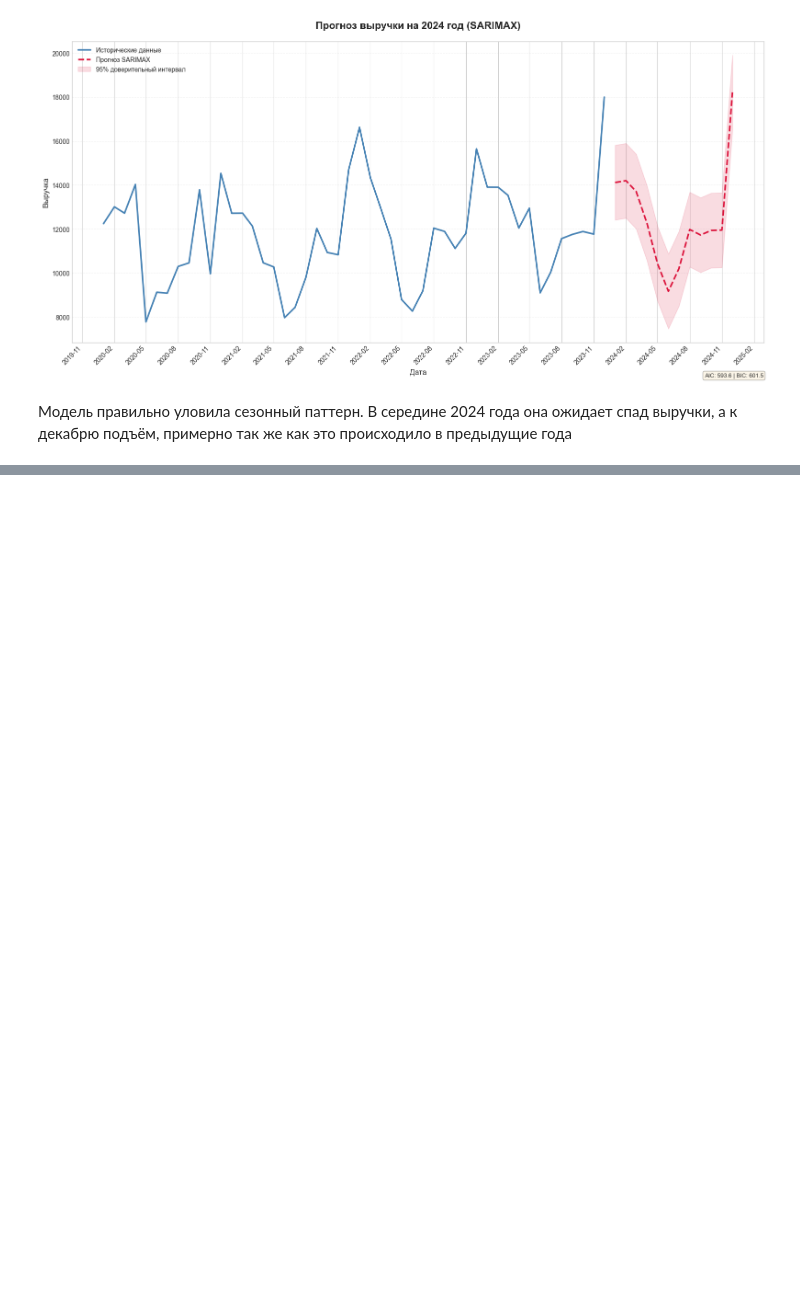
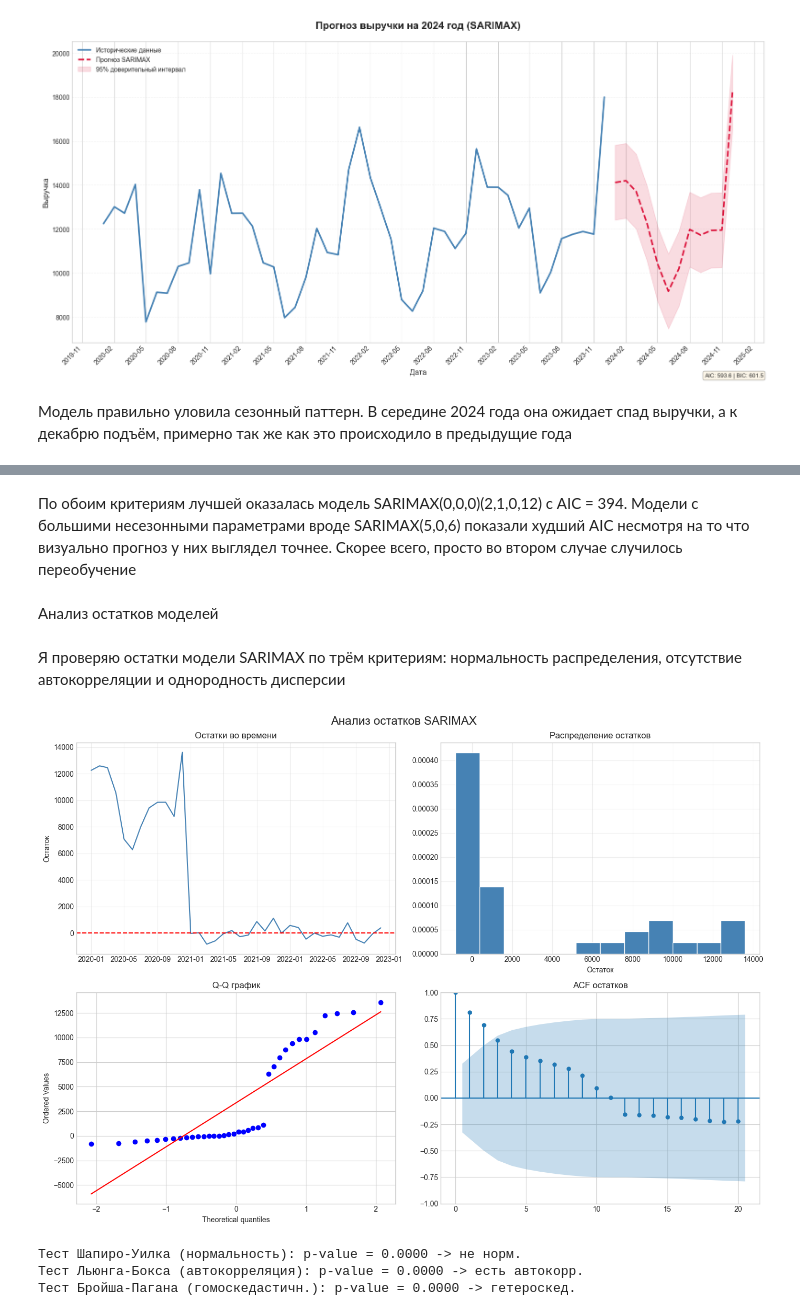
Before and after one commit to gureeva07/predictive_analytics_lab1, a Jupyter notebook: lab1.ipynb, the cells around one changed output, grey strips where cells are left out. Cells and saved outputs as stored; diff of their text form; code cells hidden in the pictures; blank space fills up the shorter version.

```diff
--- a/lab1.ipynb
+++ b/lab1.ipynb
@@ -796,0 +936,56 @@ plt.show()
+# %% [markdown]
+По обоим критериям лучшей оказалась модель SARIMAX(0,0,0)(2,1,0,12) с AIC = 394. Модели с большими несезонными параметрами вроде SARIMAX(5,0,6) показали худший AIC несмотря на то что визуально прогноз у них выглядел точнее. Скорее всего, просто во втором случае случилось переобучение
+# %% [markdown]
+Анализ остатков моделей
+# %% [markdown]
+Я проверяю остатки модели SARIMAX по трём критериям: нормальность распределения, отсутствие автокорреляции и однородность дисперсии
+# %%
+import statsmodels.api as sm
+from statsmodels.stats.diagnostic import acorr_ljungbox, het_breuschpagan
+from scipy import stats
+
+residuals = result_sarimax.resid.dropna()
+
+fig, axes = plt.subplots(2, 2, figsize=(14, 10))
+fig.suptitle('Анализ остатков SARIMAX', fontsize=16)
+
+# Остатки во времени
+axes[0, 0].plot(residuals, color='steelblue')
+axes[0, 0].axhline(0, color='red', linestyle='--')
+axes[0, 0].set_title('Остатки во времени')
+axes[0, 0].set_ylabel('Остаток')
+axes[0, 0].grid(True, alpha=0.3)
+
+# Гистограмма
+axes[0, 1].hist(residuals, bins=12, color='steelblue', edgecolor='white', density=True)
+axes[0, 1].set_title('Распределение остатков')
+axes[0, 1].set_xlabel('Остаток')
+axes[0, 1].grid(True, alpha=0.3)
+
+# QQ-plot
+stats.probplot(residuals, dist='norm', plot=axes[1, 0])
+axes[1, 0].set_title('Q-Q график')
+
+# ACF остатков
+from statsmodels.graphics.tsaplots import plot_acf
+plot_acf(residuals, lags=20, ax=axes[1, 1])
+axes[1, 1].set_title('ACF остатков')
+
+plt.tight_layout()
+plt.show()
+
+# Тесты
+sw_stat, sw_pval = stats.shapiro(residuals)
+print(f'Тест Шапиро-Уилка (нормальность): p-value = {sw_pval:.4f} -> {"норм." if sw_pval > 0.05 else "не норм."}')
+
+lb = acorr_ljungbox(residuals, lags=[10], return_df=True)
+lb_pval = lb['lb_pvalue'].values[0]
+print(f'Тест Льюнга-Бокса (автокорреляция): p-value = {lb_pval:.4f} -> {"нет автокорр." if lb_pval > 0.05 else "есть автокорр."}')
+
+bp_stat, bp_pval, _, _ = het_breuschpagan(residuals, sm.add_constant(range(len(residuals))))
+print(f'Тест Бройша-Пагана (гомоскедастичн.): p-value = {bp_pval:.4f} -> {"гомоскед." if bp_pval > 0.05 else "гетероскед."}')
+# %% [output]
+[figure, added]
+Тест Шапиро-Уилка (нормальность): p-value = 0.0000 -> не норм.
+Тест Льюнга-Бокса (автокорреляция): p-value = 0.0000 -> есть автокорр.
+Тест Бройша-Пагана (гомоскедастичн.): p-value = 0.0000 -> гетероскед.
```
Also changed, not shown: parts of 27 cells of this notebook.
